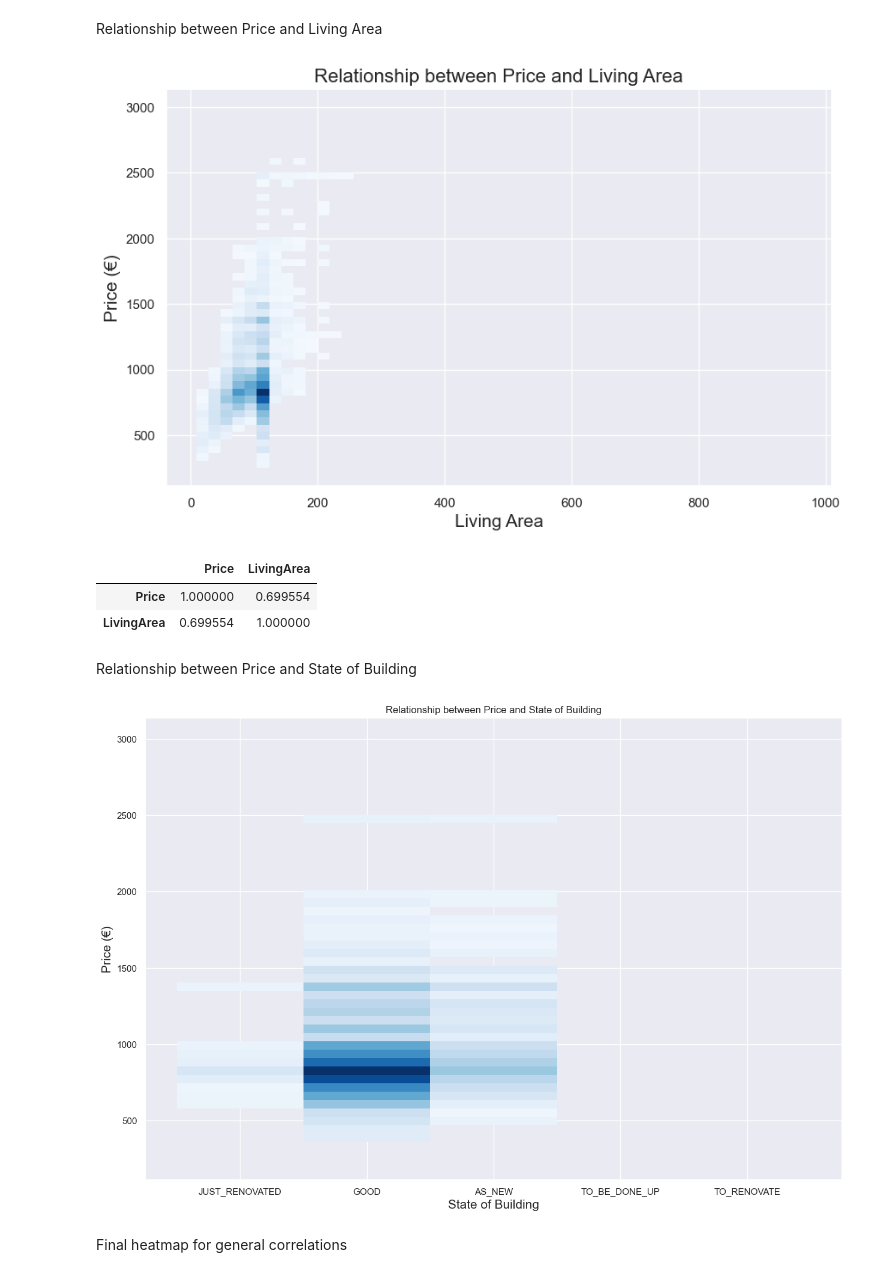
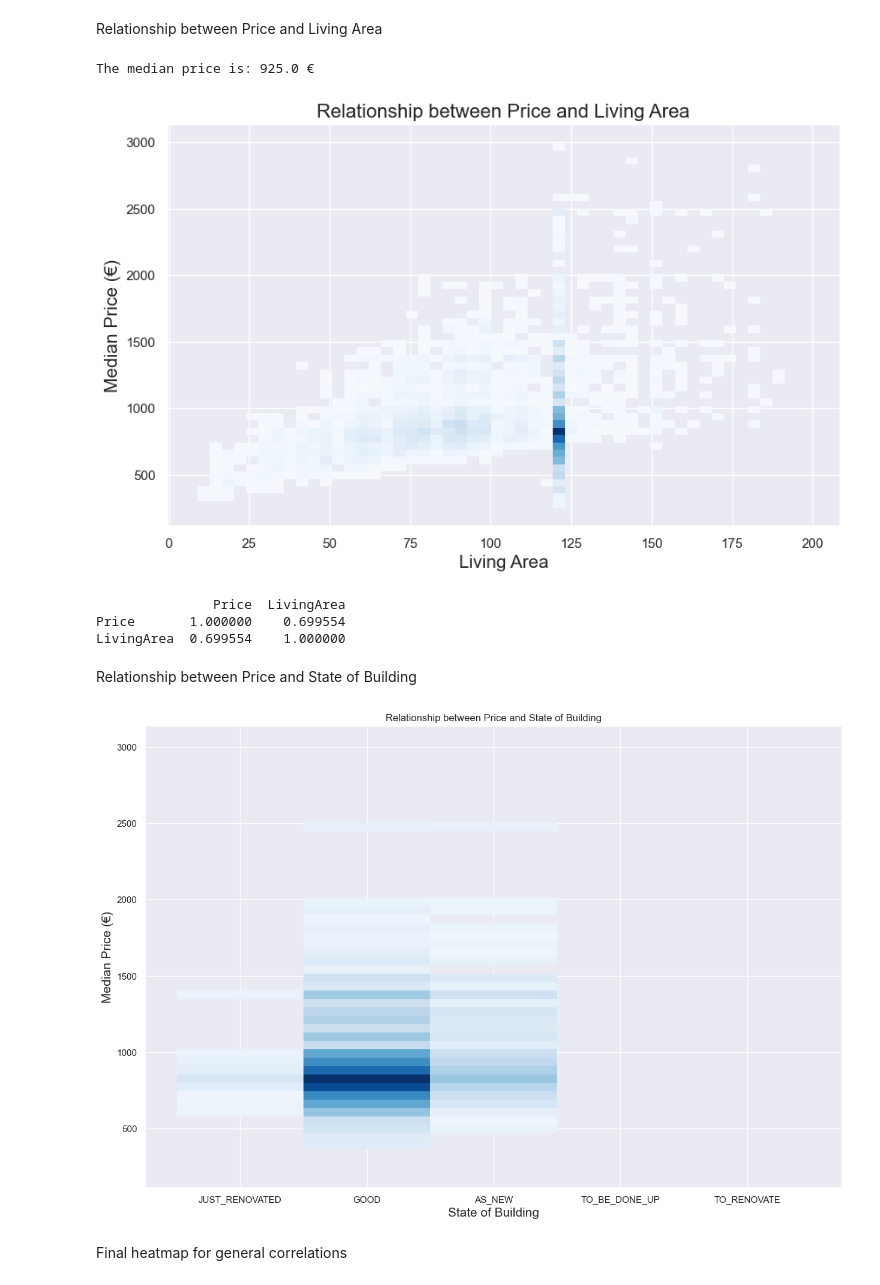
Before and after one commit to AdrienPiette/Data-visualisation, a Jupyter notebook: analyze/Analyzing rents.ipynb, the cells around one changed output. Drawn from its saved outputs; the diff is of its cells as text; code cells hidden in the pictures.

```diff
--- a/analyze/Analyzing rents.ipynb
+++ b/analyze/Analyzing rents.ipynb
@@ -275,30 +267,35 @@ Passing `palette` without assigning `hue` is deprecated and will be removed in v
 # %% [markdown]
 Relationship between Price and Living Area
 # %%
+
 
 df = pd.read_csv('df_cleaned_rent.csv')
 
 
 df_price_filtered = df[
-                       (df['Price'] < 3000) &
+    (df['Price'] < 3000) &
+    (df['LivingArea'] < 200) &
+    (df['Price'] != 0)
+]
 
-                       (df['Price'] != 0)]
-
-
+median_price = df_price_filtered['Price'].median()
+print(f"The median price is: {median_price} €")
 
 plt.figure(figsize=(10, 6))
 sns.histplot(data=df_price_filtered, x='LivingArea', y='Price', bins=50, pthresh=0.1, cmap='Blues')
 plt.title('Relationship between Price and Living Area', fontsize=16)
 plt.xlabel('Living Area', fontsize=15)
-plt.ylabel('Price (€)', fontsize=15)
+plt.ylabel('Median Price (€)', fontsize=15)
 plt.show()
 
-df[['Price', 'LivingArea']].corr()
+correlation = df[['Price', 'LivingArea']].corr()
+print(correlation)
 # %% [output]
+The median price is: 925.0 €
-[figure, old version]
+[figure, new version]
-|  | Price | LivingArea |
-| Price | 1.000000 | 0.699554 |
-| LivingArea | 0.699554 | 1.000000 |
+               Price  LivingArea
+Price       1.000000    0.699554
+LivingArea  0.699554    1.000000
 # %% [markdown]
 Relationship between Price and State of Building
 # %%
@@ -314,10 +311,10 @@ plt.figure(figsize=(15, 10))
 sns.histplot(data=df_price_filtered,x='StateOfBuilding', y='Price', bins=50, pthresh=0.1, cmap='Blues')
 plt.title('Relationship between Price and State of Building')
 plt.xlabel('State of Building',fontsize=15)
-plt.ylabel('Price (€)', fontsize=15)
+plt.ylabel('Median Price (€)', fontsize=15)
 plt.show()
 # %% [output]
-[figure, old version]
+[figure, new version]
 # %% [markdown]
 Final heatmap for general correlations
 # %% [markdown]
```
Also changed, not shown: parts of 7 cells of this notebook, 9 other files.
